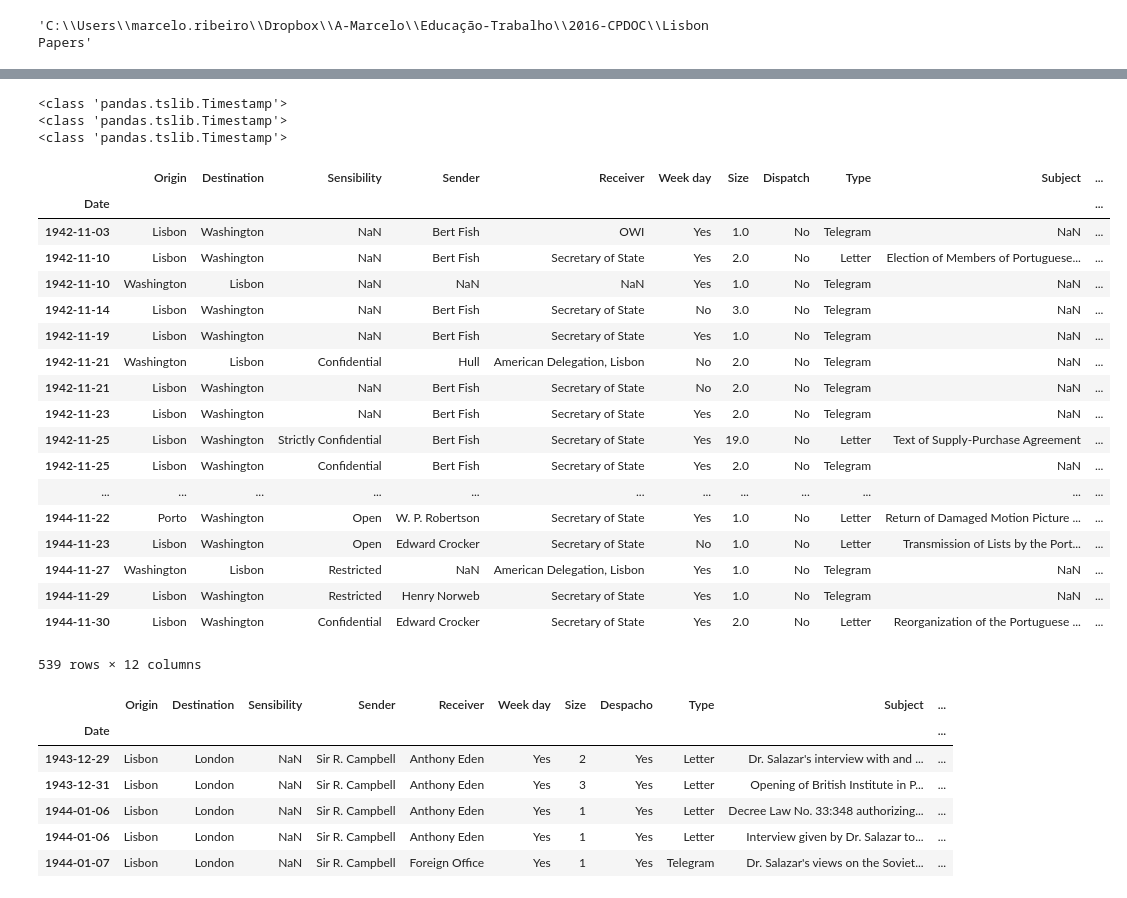
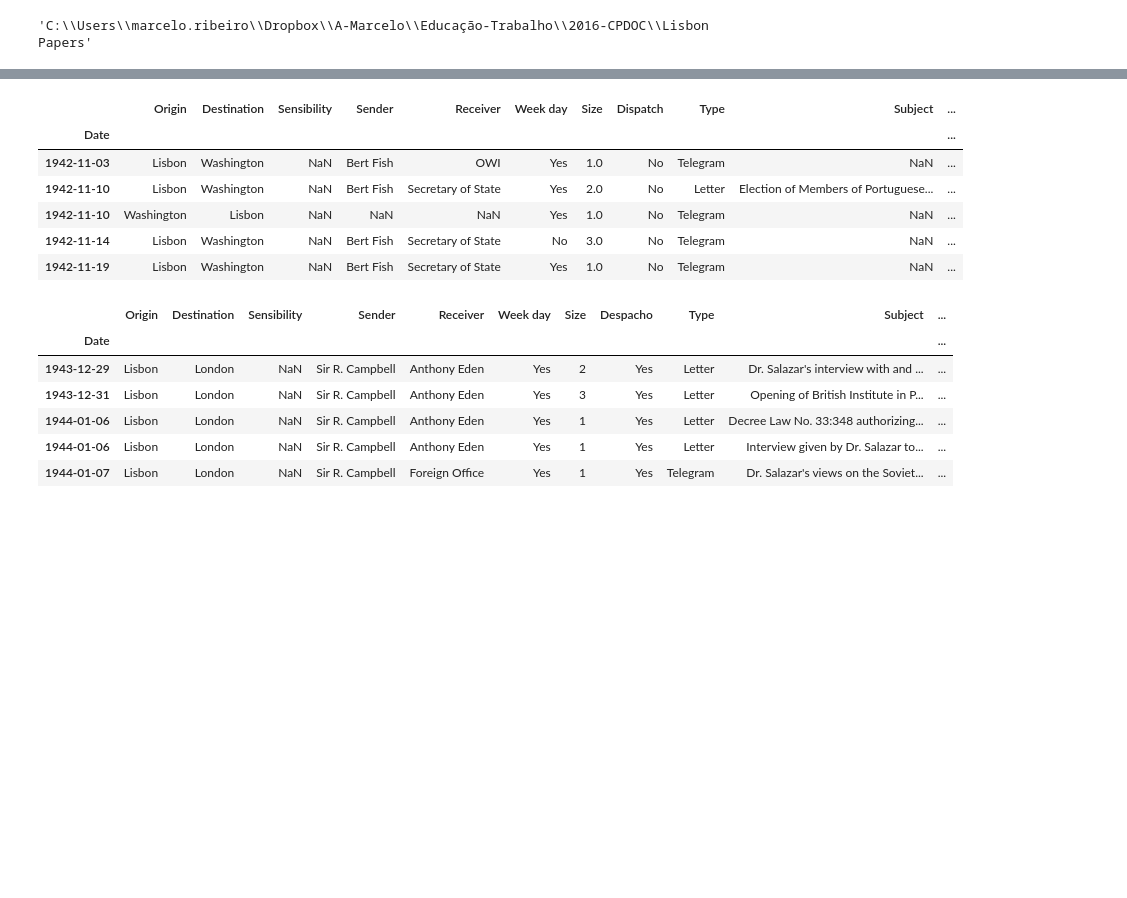
Before and after one commit to Marcelobbr/CPDOC, a Jupyter notebook: notebooks/data_vis.ipynb, the cells around one changed output, grey strips where cells are left out. Cells and saved outputs as stored; diff of their text form; code cells hidden in the pictures; blank space fills up the shorter version.

```diff
--- a/notebooks/data_vis.ipynb
+++ b/notebooks/data_vis.ipynb
@@ -69,42 +71,16 @@ yes
 We found a cell which is not datetime format:
 Undated
 Cell contains the following info: <class 'str'>
-# %%
-for cell in dfs_dict['us']['Date']:
-    print(type(cell))
-    break
-for cell in dfs_dict['uk']['Date']:
-    print(type(cell))
-    break
-for cell in dfs_dict['br']['Date']:
-    print(type(cell))
-    break
-# %% [output]
-<class 'pandas.tslib.Timestamp'>
-<class 'pandas.tslib.Timestamp'>
-<class 'pandas.tslib.Timestamp'>
 # %%
-dfs_dict['us']
+dfs_dict['us'].head()
 # %% [output]
 |  | Origin | Destination | Sensibility | Sender | Receiver | Week day | Size | Dispatch | Type | Subject | ... |
 | Date |  |  |  |  |  |  |  |  |  |  | ... |
 | 1942-11-03 | Lisbon | Washington | NaN | Bert Fish | OWI | Yes | 1.0 | No | Telegram | NaN | ... |
 | 1942-11-10 | Lisbon | Washington | NaN | Bert Fish | Secretary of State | Yes | 2.0 | No | Letter | Election of Members of Portuguese... | ... |
 | 1942-11-10 | Washington | Lisbon | NaN | NaN | NaN | Yes | 1.0 | No | Telegram | NaN | ... |
 | 1942-11-14 | Lisbon | Washington | NaN | Bert Fish | Secretary of State | No | 3.0 | No | Telegram | NaN | ... |
 | 1942-11-19 | Lisbon | Washington | NaN | Bert Fish | Secretary of State | Yes | 1.0 | No | Telegram | NaN | ... |
-| 1942-11-21 | Washington | Lisbon | Confidential | Hull | American Delegation, Lisbon | No | 2.0 | No | Telegram | NaN | ... |
-| 1942-11-21 | Lisbon | Washington | NaN | Bert Fish | Secretary of State | No | 2.0 | No | Telegram | NaN | ... |
-| 1942-11-23 | Lisbon | Washington | NaN | Bert Fish | Secretary of State | Yes | 2.0 | No | Telegram | NaN | ... |
-| 1942-11-25 | Lisbon | Washington | Strictly Confidential | Bert Fish | Secretary of State | Yes | 19.0 | No | Letter | Text of Supply-Purchase Agreement | ... |
-| 1942-11-25 | Lisbon | Washington | Confidential | Bert Fish | Secretary of State | Yes | 2.0 | No | Telegram | NaN | ... |
-| ... | ... | ... | ... | ... | ... | ... | ... | ... | ... | ... | ... |
-| 1944-11-22 | Porto | Washington | Open | W. P. Robertson | Secretary of State | Yes | 1.0 | No | Letter | Return of Damaged Motion Picture ... | ... |
-| 1944-11-23 | Lisbon | Washington | Open | Edward Crocker | Secretary of State | No | 1.0 | No | Letter | Transmission of Lists by the Port... | ... |
-| 1944-11-27 | Washington | Lisbon | Restricted | NaN | American Delegation, Lisbon | Yes | 1.0 | No | Telegram | NaN | ... |
-| 1944-11-29 | Lisbon | Washington | Restricted | Henry Norweb | Secretary of State | Yes | 1.0 | No | Telegram | NaN | ... |
-| 1944-11-30 | Lisbon | Washington | Confidential | Edward Crocker | Secretary of State | Yes | 2.0 | No | Letter | Reorganization of the Portuguese ... | ... |
-539 rows × 12 columns
 # %%
 dfs_dict['uk'].head()
 # %% [output]
```
Also changed, not shown: parts of 51 cells of this notebook, 1 other file.
